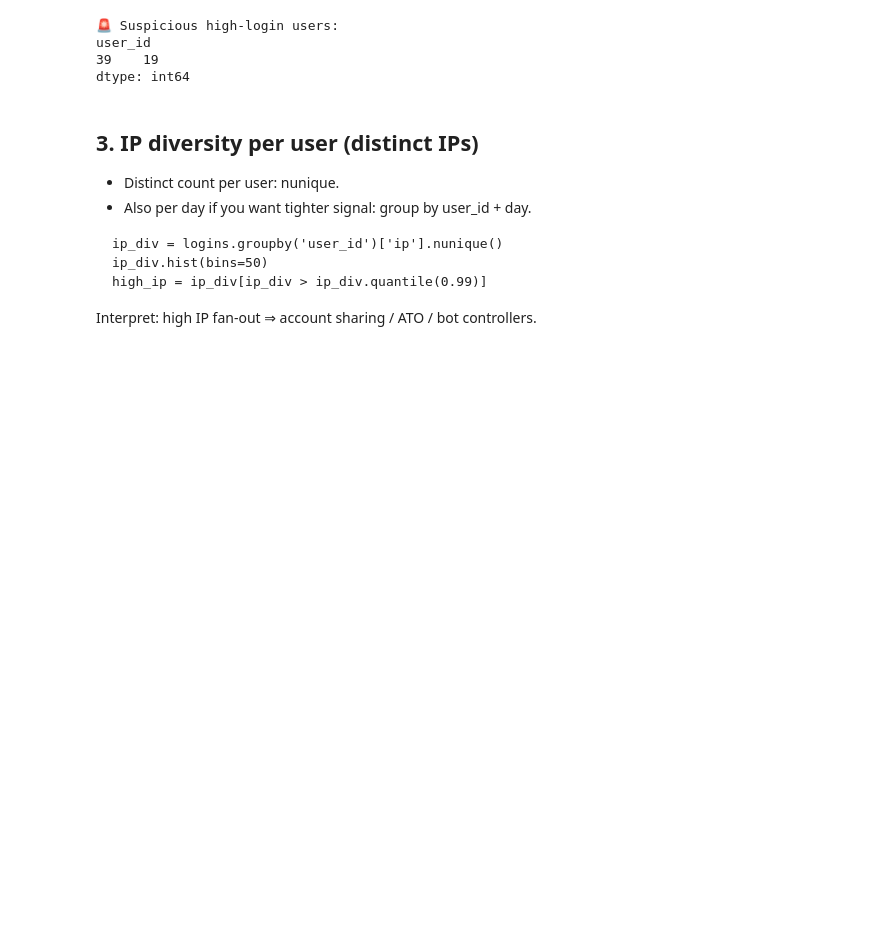
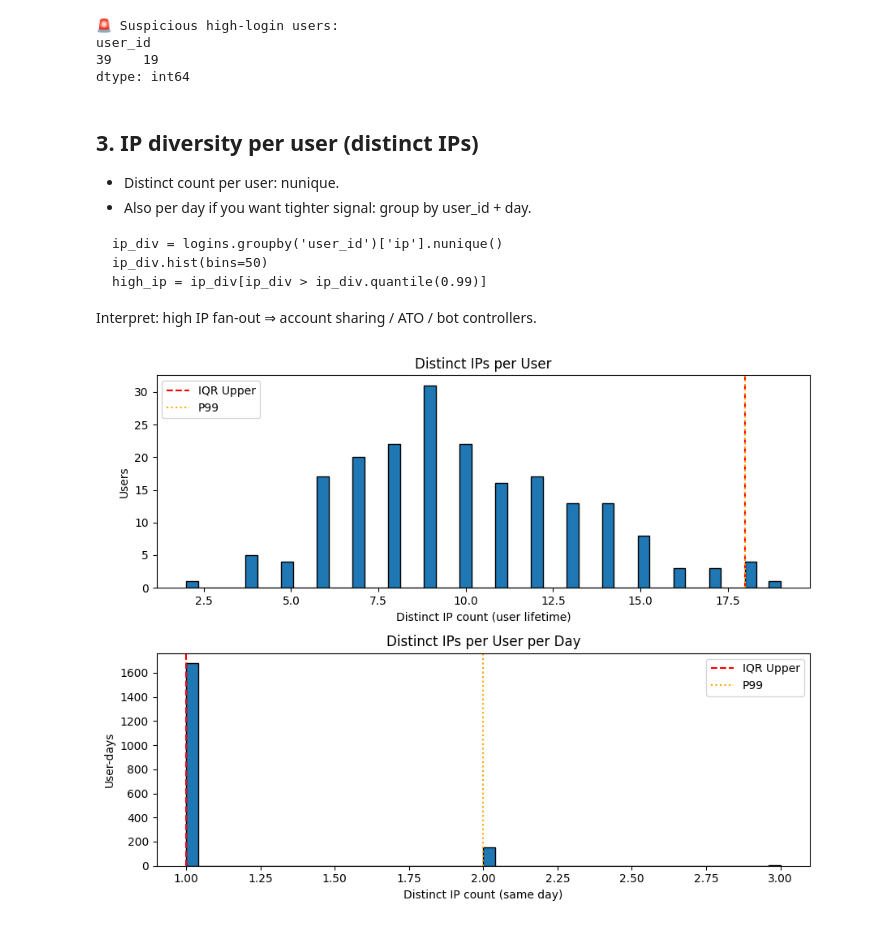
Before and after one commit to tommyasni08/Fraud-Projects, a Jupyter notebook: [Learn] Stage 1 Foundations/02_eda_exercise.ipynb, the cells around one changed output. Drawn from its saved outputs; the diff is of its cells as text; code cells hidden in the pictures; blank space fills up the shorter version.

````diff
--- a/[Learn] Stage 1 Foundations/02_eda_exercise.ipynb
+++ b/[Learn] Stage 1 Foundations/02_eda_exercise.ipynb
@@ -153,3 +153,67 @@ high_ip = ip_div[ip_div > ip_div.quantile(0.99)]
 ```
 
 Interpret: high IP fan-out ⇒ account sharing / ATO / bot controllers.
+# %%
+# Prep
+logins['day'] = logins['timestamp'].dt.floor('D')
+
+# --- Distinct IPs per user ---
+distinct_ip_per_user = (
+    logins.groupby('user_id')['ip'].nunique()   # <-- nunique
+    .rename('distinct_ip_count_user')
+)
+
+# Thresholds (choose one approach)
+# A) IQR (robust)
+q1, q3 = distinct_ip_per_user.quantile([0.25, 0.75])
+iqr = q3 - q1
+upper_thr_user = q3 + 1.5 * iqr
+
+# B) 99th percentile (your approach)
+p99_user = distinct_ip_per_user.quantile(0.99)
+
+# Flaggers
+high_ip_per_user_iqr = distinct_ip_per_user[distinct_ip_per_user > upper_thr_user]
+high_ip_per_user_p99 = distinct_ip_per_user[distinct_ip_per_user > p99_user]
+
+# --- Distinct IPs per user per day ---
+distinct_ip_per_day_user = (
+    logins.groupby(['day','user_id'])['ip'].nunique()  # <-- nunique
+    .rename('distinct_ip_count_day_user')
+)
+
+# Thresholds
+q1d, q3d = distinct_ip_per_day_user.quantile([0.25, 0.75])
+iqrd = q3d - q1d
+upper_thr_day_user = q3d + 1.5 * iqrd
+p99_day_user = distinct_ip_per_day_user.quantile(0.99)
+
+high_ip_per_day_user_iqr = distinct_ip_per_day_user[distinct_ip_per_day_user > upper_thr_day_user]
+high_ip_per_day_user_p99 = distinct_ip_per_day_user[distinct_ip_per_day_user > p99_day_user]
+
+# --- Plots ---
+fig, axs = plt.subplots(2, 1, figsize=(9, 7))
+
+axs[0].hist(distinct_ip_per_user.values, bins=50, edgecolor='black')
+axs[0].axvline(upper_thr_user, color='red', linestyle='--', label='IQR Upper')
+axs[0].axvline(p99_user, color='orange', linestyle=':', label='P99')
+axs[0].set_title('Distinct IPs per User')
+axs[0].set_xlabel('Distinct IP count (user lifetime)')
+axs[0].set_ylabel('Users')
+axs[0].legend()
+
+axs[1].hist(distinct_ip_per_day_user.values, bins=50, edgecolor='black')
+axs[1].axvline(upper_thr_day_user, color='red', linestyle='--', label='IQR Upper')
+axs[1].axvline(p99_day_user, color='orange', linestyle=':', label='P99')
+axs[1].set_title('Distinct IPs per User per Day')
+axs[1].set_xlabel('Distinct IP count (same day)')
+axs[1].set_ylabel('User-days')
+axs[1].legend()
+
+plt.tight_layout()
+plt.show()
+
+print("🚨 High IP fan-out (user lifetime) — IQR:\n", high_ip_per_user_iqr.sort_values(ascending=False).head(10))
+print("\n🚨 High IP fan-out (user-day) — IQR:\n", high_ip_per_day_user_iqr.sort_values(ascending=False).head(10))
+# %% [output]
+[figure, added]
````
Also changed, not shown: parts of 8 cells of this notebook.
